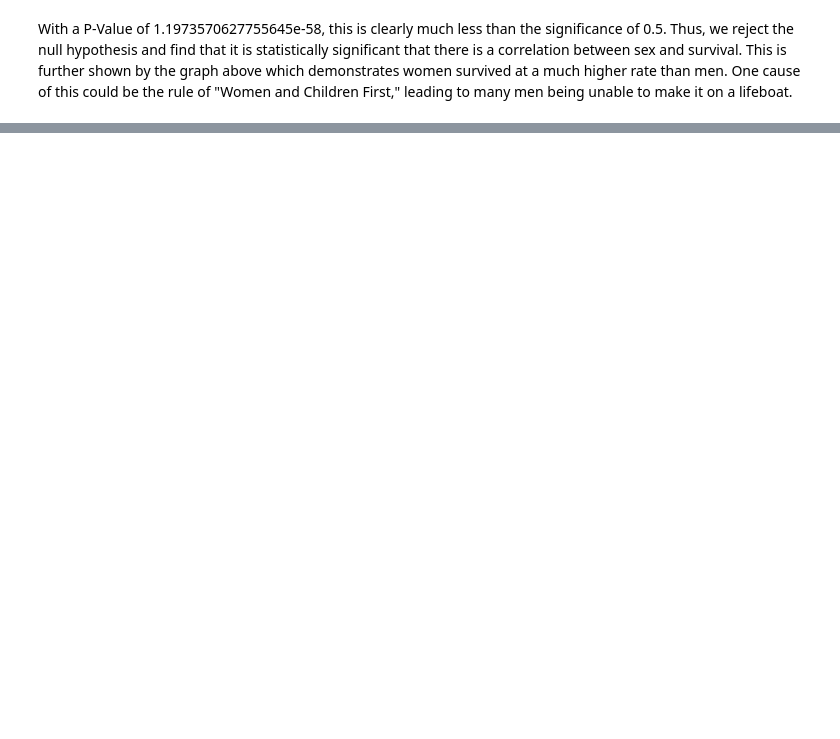
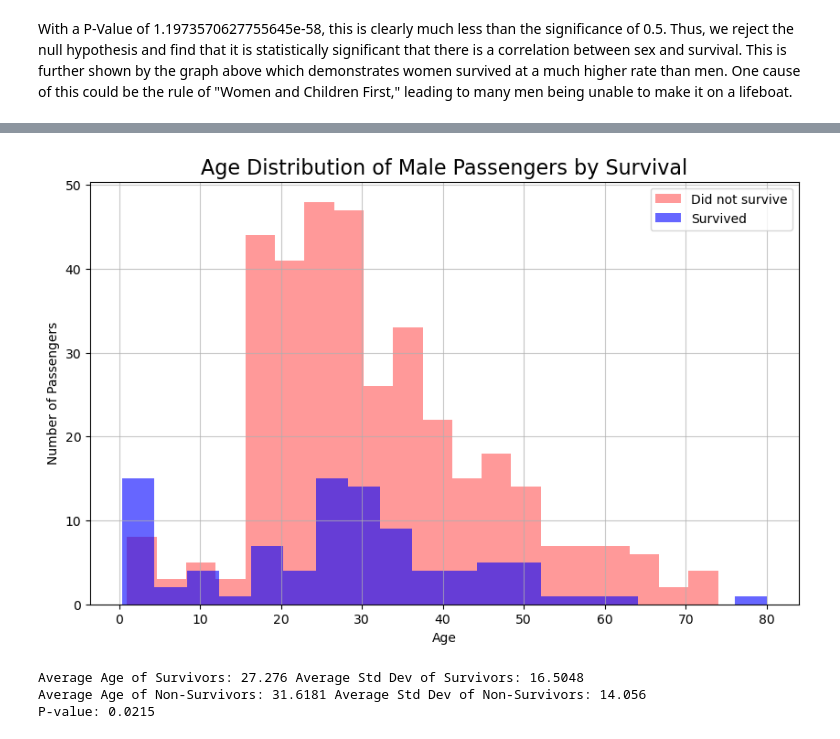
Before and after one commit to justin-glazer/320-FinalProject, a Jupyter notebook: CMSC320_Final_Project.ipynb, the cells around one changed output, grey strips where cells are left out. Saved outputs shown, nothing was run; the diff lists cells and outputs as text; code cells hidden in the pictures; blank space fills up the shorter version.

```diff
--- a/CMSC320_Final_Project.ipynb
+++ b/CMSC320_Final_Project.ipynb
@@ -120,0 +132,25 @@ With a P-Value of 1.1973570627755645e-58, this is clearly much less than the sig
+# %%
+men = titanic_df[titanic_df['Sex'] == 'male']
+men = men.dropna(subset=['Age'])
+
+survivors = men[men["Survived"] == 1]["Age"]
+nonsurvivors = men[men["Survived"] == 0]["Age"]
+_, p_val = ttest_ind(survivors, nonsurvivors, equal_var=False)
+plt.figure(figsize=(10,6))
+plt.hist(nonsurvivors, bins=20, alpha=0.4, color="red", label="Did not survive")
+plt.hist(survivors, bins=20, alpha=0.6, color="blue", label="Survived")
+plt.title("Age Distribution of Male Passengers by Survival", fontsize=16)
+plt.xlabel("Age")
+plt.ylabel("Number of Passengers")
+plt.legend()
+plt.grid(alpha=0.7)
+plt.show()
+
+print("Average Age of Survivors:", round(survivors.mean(), 4), "Average Std Dev of Survivors:", round(survivors.std(), 4))
+print("Average Age of Non-Survivors:", round(nonsurvivors.mean(), 4), "Average Std Dev of Non-Survivors:", round(nonsurvivors.std(), 4))
+print(f"P-value: {p_val:.4f}")
+# %% [output]
+[figure, added]
+Average Age of Survivors: 27.276 Average Std Dev of Survivors: 16.5048
+Average Age of Non-Survivors: 31.6181 Average Std Dev of Non-Survivors: 14.056
+P-value: 0.0215
```
Also changed, not shown: parts of 3 cells of this notebook.
